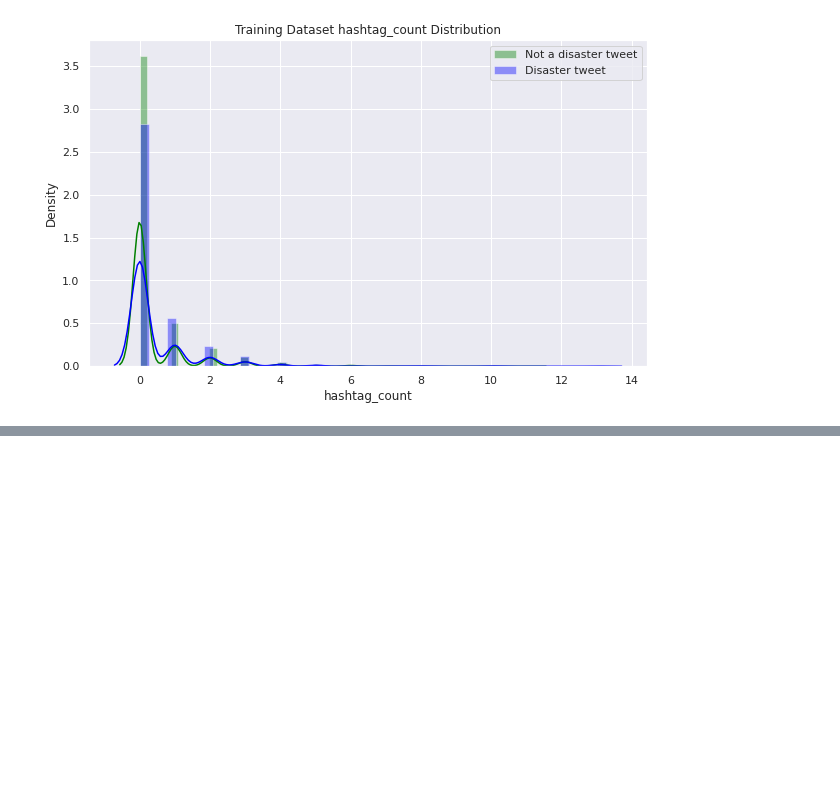
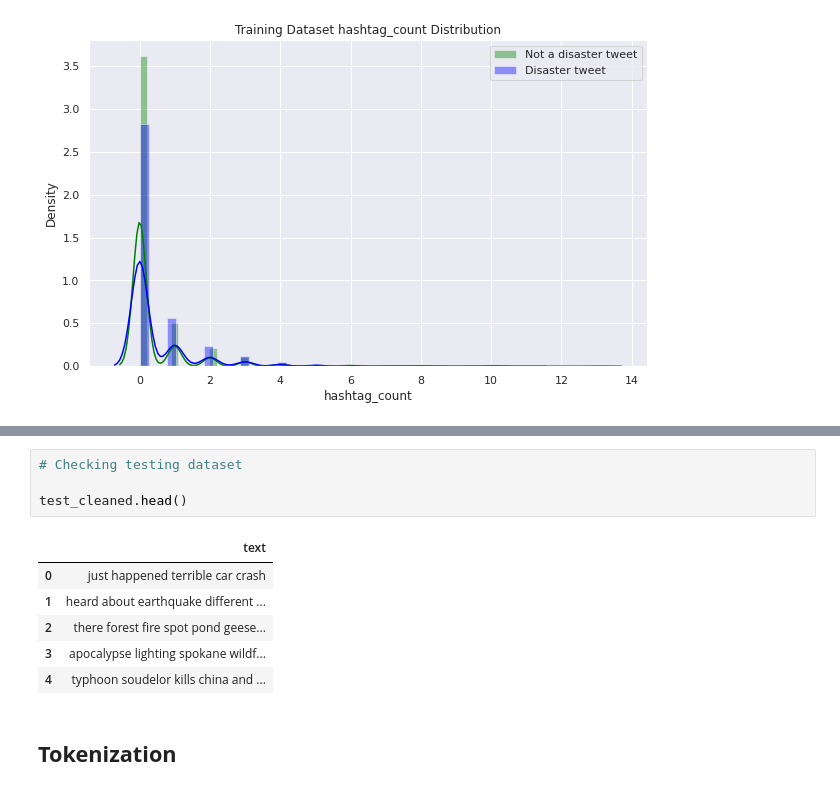
Before and after one commit to FanusArefaine/Natural-Language-Processing, a Jupyter notebook: NLP_Text_Classification_Disaster_or_Not.ipynb, the cells around one changed output, grey strips where cells are left out. Cells and saved outputs as stored; diff of their text form; blank space fills up the shorter version.

```diff
--- a/NLP_Text_Classification_Disaster_or_Not.ipynb
+++ b/NLP_Text_Classification_Disaster_or_Not.ipynb
@@ -483,0 +606,13 @@ distribution_plot(train_df, 'hashtag_count')
+# %%
+# Checking testing dataset
+
+test_cleaned.head()
+# %% [output]
+|  | text |
+| 0 | just happened terrible car crash |
+| 1 | heard about earthquake different ... |
+| 2 | there forest fire spot pond geese... |
+| 3 | apocalypse lighting spokane wildf... |
+| 4 | typhoon soudelor kills china and ... |
+# %% [markdown]
+##  **Tokenization**
```
Also changed, not shown: parts of 29 cells of this notebook.
